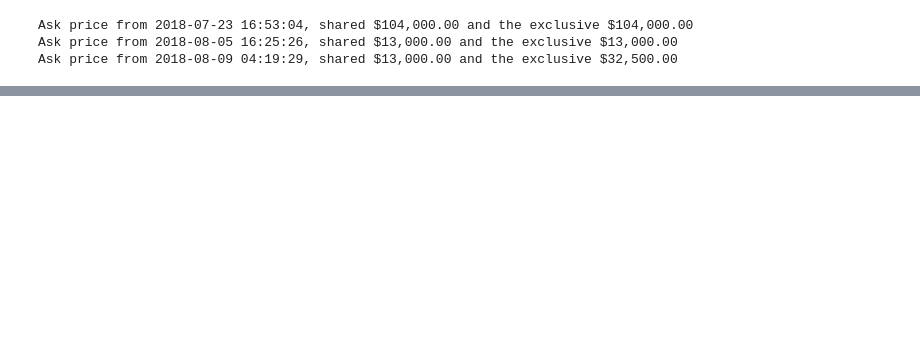
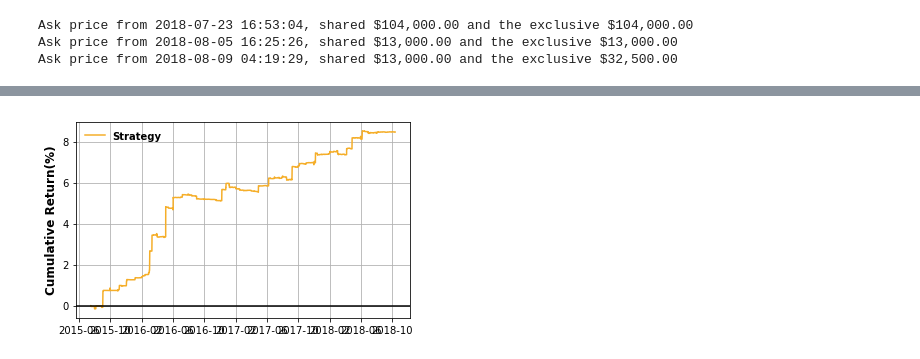
Before and after one commit to QuantConnect/AlphaStreams, a Jupyter notebook: QuantConnect.AlphaStream.Python/QuantConnectAlphaStreamsNotebook.ipynb, the cells around one changed output, grey strips where cells are left out. Saved outputs shown, nothing was run; the diff lists cells and outputs as text; code cells hidden in the pictures; blank space fills up the shorter version.

```diff
--- a/QuantConnect.AlphaStream.Python/QuantConnectAlphaStreamsNotebook.ipynb
+++ b/QuantConnect.AlphaStream.Python/QuantConnectAlphaStreamsNotebook.ipynb
@@ -23,11 +23,15 @@ We have written a full abstraction and SDK for the API which you can quickly imp
 from AlphaStreamClient import AlphaStreamClient
 
 # Define the clientId and API access token:
-clientId    = "c7bd966e930c4b15b2ec13eb0d6170d9"
-token       = "7030e89cfcc1948f4f93e91edd93d6f687c737844a6969d99d609a78f8d0a5c4091ef11f31c4c0e9cccacefe36ff4c2ad0e15525a85c65b0eafa34064cd11b1c"
+clientId  = "c7bd966e930c4b15b2ec13eb0d6170d9"
+token     = "7030e89cfcc1948f4f93e91edd93d6f687c737844a6969d99d609a78f8d0a5c4091ef11f31c4c0e9cccacefe36ff4c2ad0e15525a85c65b0eafa34064cd11b1c"
+
+# Define the QuantConnect user id and token (this is needed to perform backtest in QuantConnect.com)
+userId    = 484
+userToken = '90d636983c418d8f0e3498d646668554'
 
 # Create a new instance of the client module:
-client = AlphaStreamClient(clientId, token)
+client = AlphaStreamClient(clientId, token, userId, userToken)
 # %% [markdown]
 ### 2. Searching Alpha Strategies For Licensing
 The primary aim of the Alpha Streams API is to quickly search for Alpha which matches your criteria. This criteria is unique to your fund and might include such aspects as: asset class, time horizon, risk adjusted return or market depth. Alpha Streams API aims to give you flexibility you need to locate suitable algorithms.
@@ -218,0 +212,3 @@ Error at 2018-09-22 00:08:54, error message: Algorithm.Initialize() Error: Execu
+# %%
+alpha_id = '118d1cbc375709792ea4d823a'
+backtest = client.GetAlphaBacktest(alpha_id)
@@ -218,0 +280,19 @@ Error at 2018-09-22 00:08:54, error message: Algorithm.Initialize() Error: Execu
+# %%
+# Plot Equity curve (see Charts attribute for more)
+%matplotlib inline
+import matplotlib.pyplot as plt
+
+df = backtest.Charts['Strategy Equity']['Equity']
+df = ((df / df.iloc[0] - 1) * 100)
+
+plt.figure()
+ax = df.plot(color = ["#F5AE29","grey"])
+fig = ax.get_figure()
+plt.xticks(rotation = 0,ha = 'center')
+plt.xlabel("")
+plt.ylabel('Cumulative Return(%)',size = 12,fontweight='bold')
+ax.legend(["Strategy","Benchmark"],prop = {'weight':'bold'},frameon=False, loc = "upper left")
+plt.axhline(y = 0, color = 'black')
+ax.grid()
+# %% [output]
+[figure, added]
```
Also changed, not shown: parts of 16 cells of this notebook, 6 other files.
